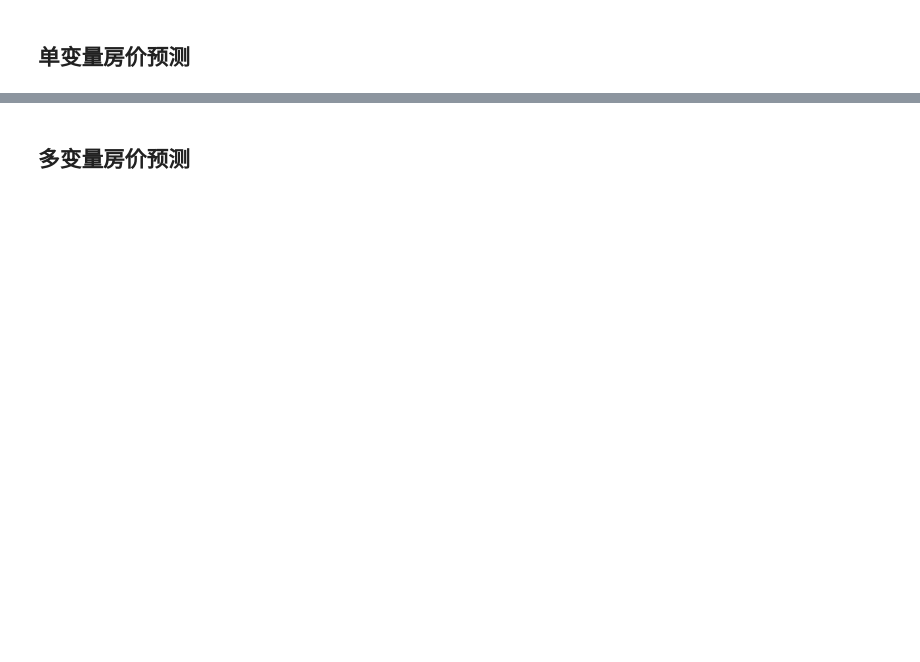
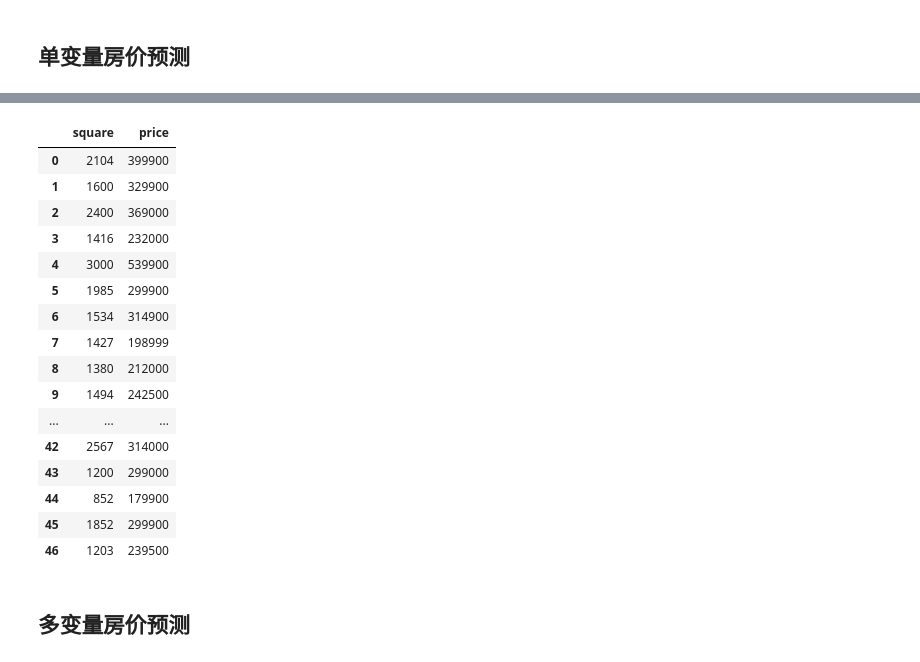
Before and after one commit to fangkun119/tensorflow-101, a Jupyter notebook: notebook-examples/chapter-4/1-data-process.ipynb, the cells around one changed output, grey strips where cells are left out. Cells and saved outputs as stored; diff of their text form; code cells hidden in the pictures; blank space fills up the shorter version.

```diff
--- a/notebook-examples/chapter-4/1-data-process.ipynb
+++ b/notebook-examples/chapter-4/1-data-process.ipynb
@@ -42,3 +46,24 @@ df0.info()
+# %%
+# 看data frame的全量数据
+df0
+# %% [output]
+|  | square | price |
+| 0 | 2104 | 399900 |
+| 1 | 1600 | 329900 |
+| 2 | 2400 | 369000 |
+| 3 | 1416 | 232000 |
+| 4 | 3000 | 539900 |
+| 5 | 1985 | 299900 |
+| 6 | 1534 | 314900 |
+| 7 | 1427 | 198999 |
+| 8 | 1380 | 212000 |
+| 9 | 1494 | 242500 |
+| ... | ... | ... |
+| 42 | 2567 | 314000 |
+| 43 | 1200 | 299000 |
+| 44 | 852 | 179900 |
+| 45 | 1852 | 299900 |
+| 46 | 1203 | 239500 |
 # %% [markdown]
 ## 多变量房价预测
 # %%
```
Also changed, not shown: parts of 17 cells of this notebook.
